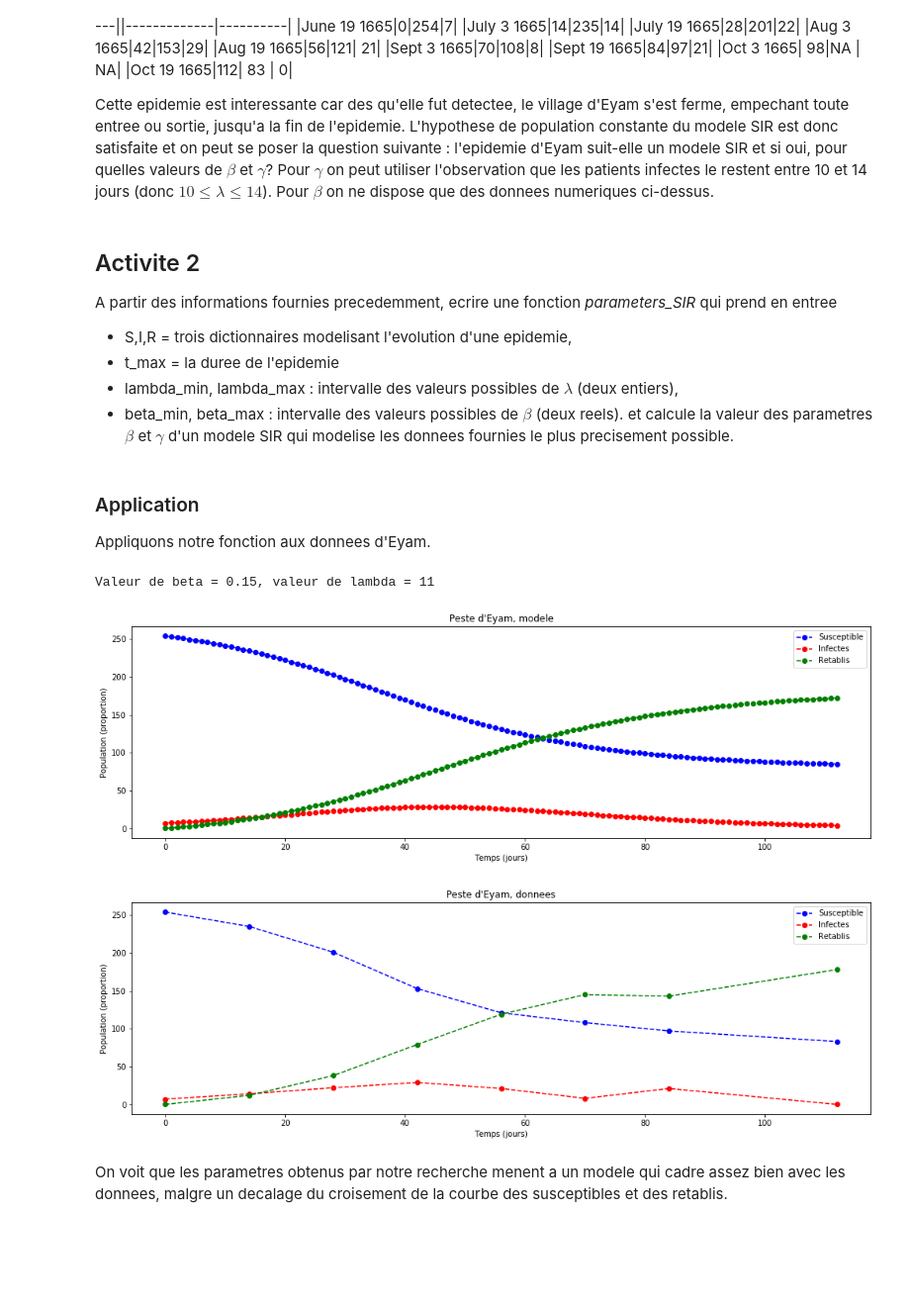
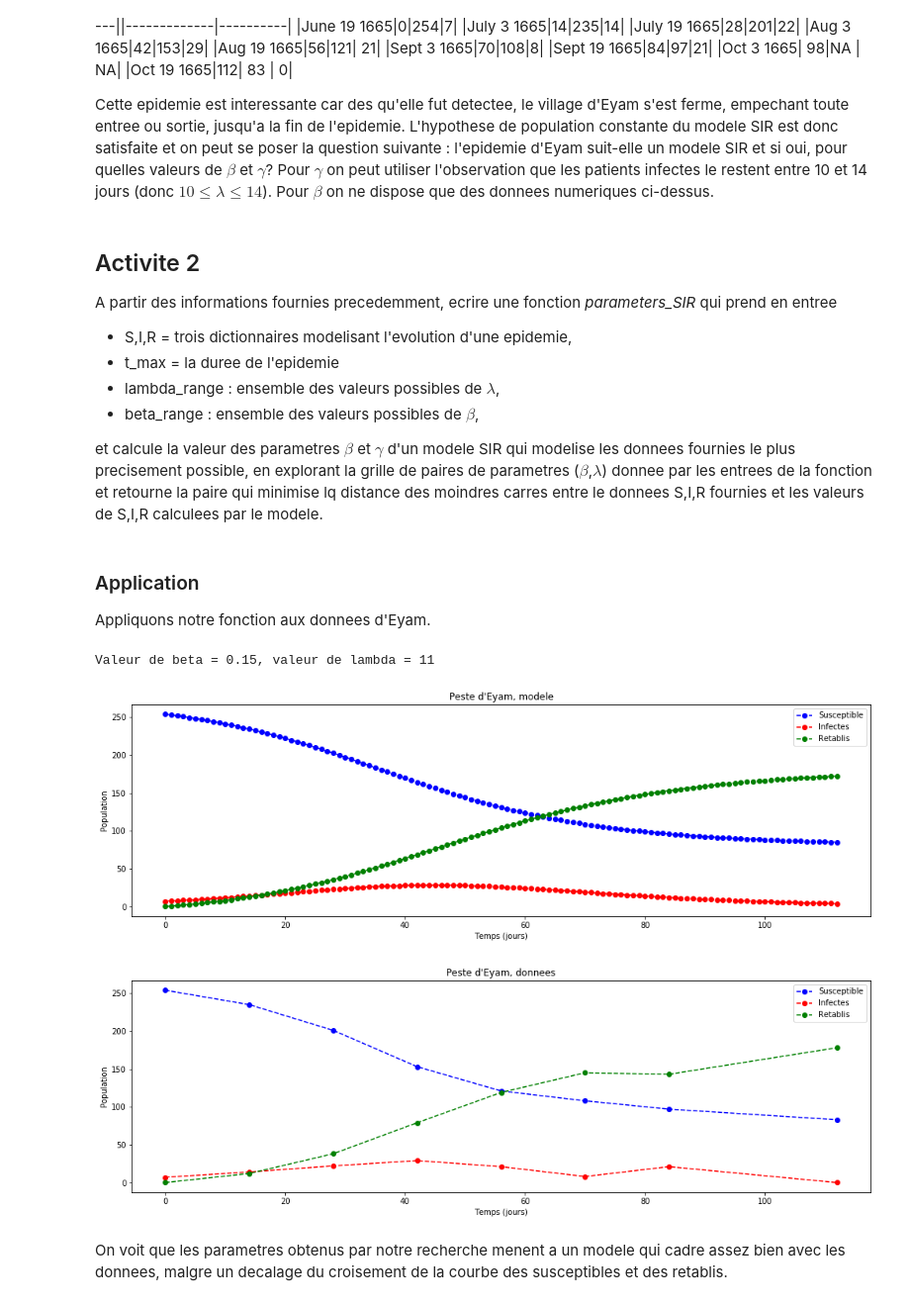
Before and after one commit to cchauve/DIU_2019, a Jupyter notebook: 15052019/SIR.ipynb, the cells around one changed output. Shown: that part at 99% size. Drawn from its saved outputs; the diff is of its cells as text; code cells hidden in the pictures; blank space fills up the shorter version.

```diff
--- a/15052019/SIR.ipynb
+++ b/15052019/SIR.ipynb
@@ -148,7 +146,7 @@ def plot_SIR(S,I,R,title):
 
     # Make the plot pretty
     plt.xlabel('Temps (jours)')
-    plt.ylabel('Population (proportion)')
+    plt.ylabel('Population')
     plt.title(title)
     legend = ax.legend()
     plt.show()
@@ -210,9 +208,12 @@ Cette epidemie est interessante car des qu'elle fut detectee, le village d'Eyam
 A partir des informations fournies precedemment, ecrire une fonction *parameters_SIR* qui prend en entree
 - S,I,R = trois dictionnaires modelisant l'evolution d'une epidemie,
 - t_max = la duree de  l'epidemie
-- lambda_min, lambda_max : intervalle des valeurs possibles de $\lambda$ (deux entiers),
-- beta_min, beta_max : intervalle des valeurs possibles de $\beta$ (deux reels).
-et calcule la valeur des parametres $\beta$ et $\gamma$ d'un modele SIR qui modelise les donnees fournies le plus precisement possible.
+- lambda_range : ensemble des valeurs possibles de $\lambda$,
+- beta_range : ensemble des valeurs possibles de $\beta$,
+
+et calcule la valeur des parametres $\beta$ et $\gamma$ d'un modele SIR qui modelise les donnees fournies le plus precisement possible,
+en explorant la grille de paires de parametres ($\beta$,$\lambda$) donnee par les entrees de la fonction et retourne la paire qui minimise
+lq distance des moindres carres entre le donnees S,I,R fournies et les valeurs de S,I,R calculees par le modele.
 # %%
 # Function computing the least-squares differences between D1 and the corresponding entries in D2
 def lsq_dict(D1,D2):
@@ -222,12 +223,11 @@ def lsq_dict(D1,D2):
     return(m.sqrt(diff))
 
 # Looking for the values of beta and lambda that minimizes the least-squares differences for number of susceptible individuals
-def parameters_SIR(S,I,R,t_max,lambda_min,lambda_max,beta_min,beta_max):
-    b_step     = 0.025
+def parameters_SIR(S,I,R,t_max,lambda_range,beta_range):
     S0,I0,R0   = S[0],I[0],R[0]
     best_found = False
-    for l in range(lambda_min,lambda_max+1):
-        for b in np.arange(beta_min,beta_max+b_step,b_step):
+    for l in lambda_range:
+        for b in beta_range:
             (S1,I1,R1) = discrete_SIR(S0,I0,R0,t_max,b,1.0/l)
             diff = lsq_dict(S,S1)
             if (not best_found) or diff < best_diff:
@@ -245,15 +245,15 @@ Eyam_S = {0:254, 14:235, 28:201, 42:153, 56:121, 70:108, 84:97, 112:83}
 Eyam_I = {0:7, 14:14, 28:22, 42:29, 56:21, 70:8, 84:21, 112:0}
 Eyam_R = {t:Eyam_N-(Eyam_S[t]+Eyam_I[t]) for t in Eyam_S.keys()}
 # %%
-(Eyam_beta,Eyam_lambda,diff) = parameters_SIR(Eyam_S,Eyam_I,Eyam_R,112,10,14,0.1,0.5)
+(Eyam_beta,Eyam_lambda,diff) = parameters_SIR(Eyam_S,Eyam_I,Eyam_R,112,[l for l in range(10,15)],[b for b in np.arange(0.1,0.5,0.025)])
 print('Valeur de beta = '+str(Eyam_beta)+', valeur de lambda = '+str(Eyam_lambda))
 (Eyam_S1,Eyam_I1,Eyam_R1) = discrete_SIR(Eyam_S[0],Eyam_I[0],Eyam_R[0],112,Eyam_beta,1.0/Eyam_lambda)
 plot_SIR(Eyam_S1,Eyam_I1,Eyam_R1,'Peste d\'Eyam, modele')
 plot_SIR(Eyam_S,Eyam_I,Eyam_R,'Peste d\'Eyam, donnees')
 # %% [output]
 Valeur de beta = 0.15, valeur de lambda = 11
-[figure, old version]
+[figure, new version]
-[figure, old version]
+[figure, new version]
 # %% [markdown]
 On voit que les parametres obtenus par notre recherche menent a un modele qui cadre assez bien avec les donnees, malgre un decalage du croisement de la courbe des susceptibles et des retablis.
 # %% [markdown]
```
Also changed, not shown: parts of 5 cells of this notebook.
